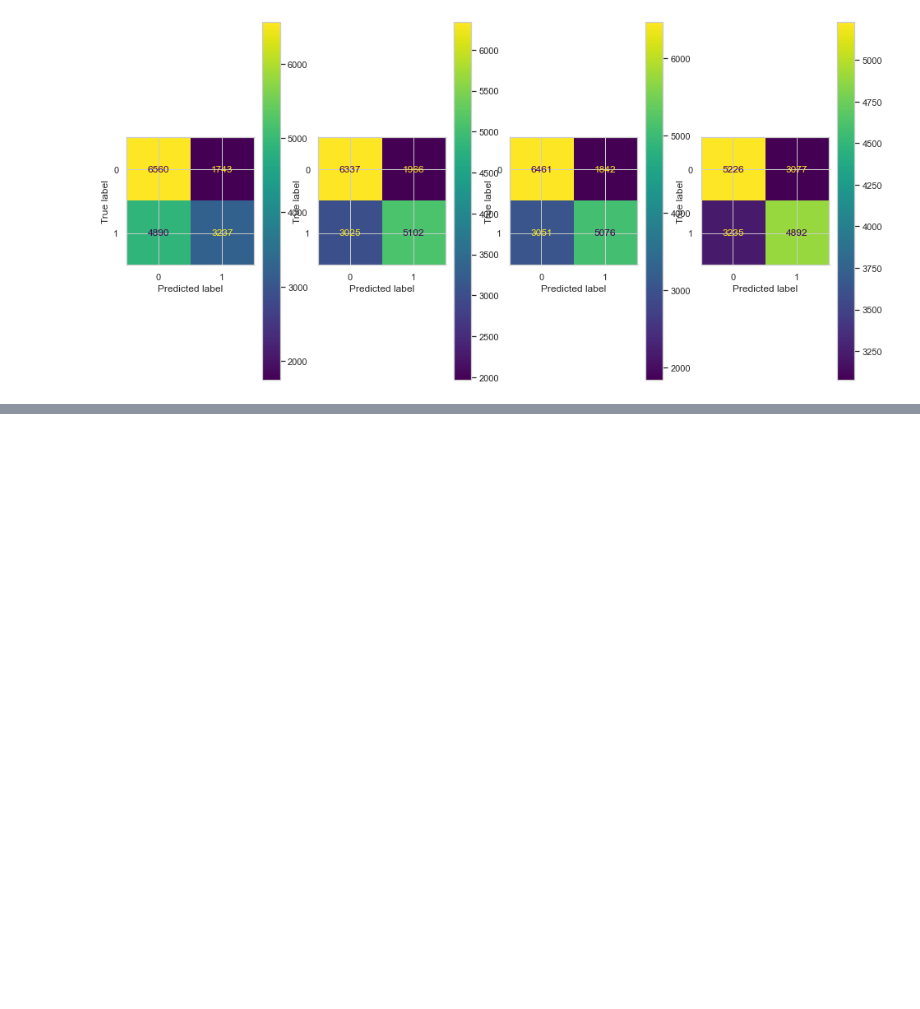
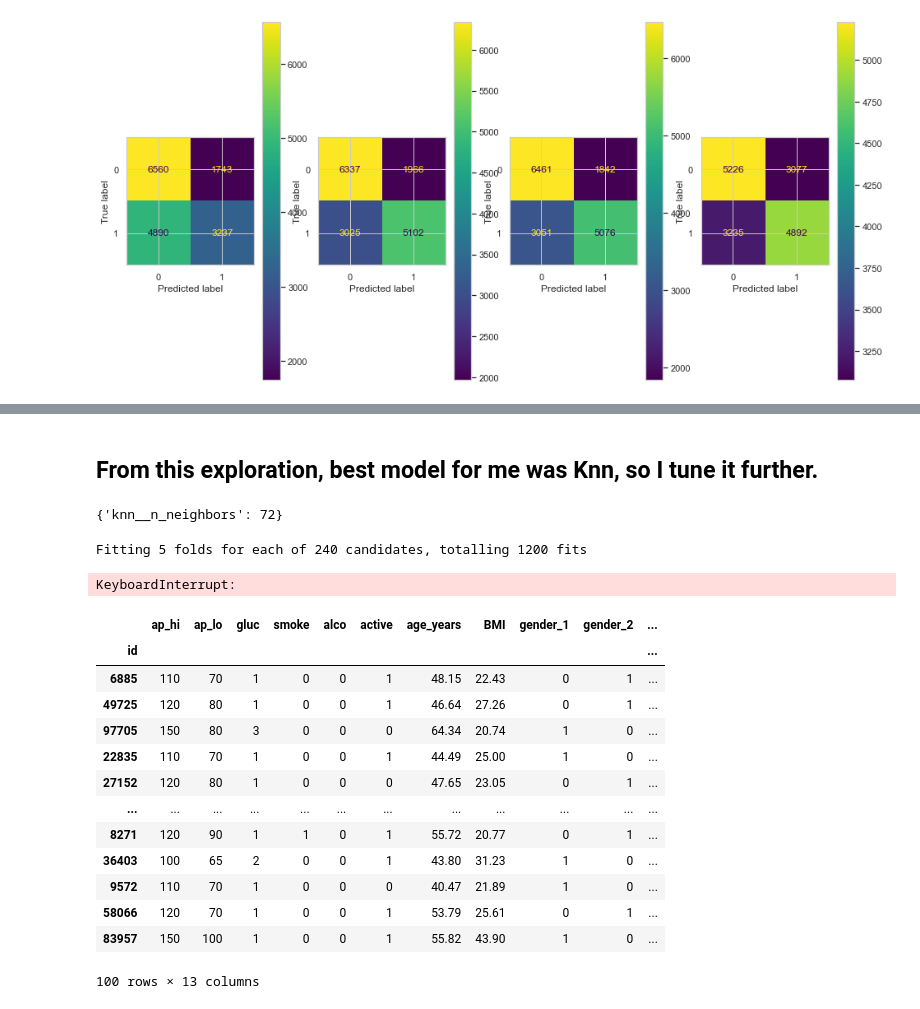
Before and after one commit to Lelelass/Machine-learning-Lassarade, a Jupyter notebook: labb_1/2-0-0.ipynb, the cells around one changed output, grey strips where cells are left out. Saved outputs shown, nothing was run; the diff lists cells and outputs as text; code cells hidden in the pictures; blank space fills up the shorter version.

Commit message:
further tuning on best model found (KNN) and start of preparations for model export

```diff
--- a/labb_1/2-0-0.ipynb
+++ b/labb_1/2-0-0.ipynb
@@ -437,0 +434,6 @@ cms[0].shape
+# %% [markdown]
+## From this exploration, best model for me was Knn, so I tune it further.
+# %%
+classifier_KNN.best_params_
+# %% [output]
+{'knn__n_neighbors': 72}
@@ -443 +465,36 @@ def fit_and_predict(model, X_train, y_train, X_val, y_val):
     return(confusion_matrix(y_val, y_pred_tned))
+# %%
+cms = []
+for model in models:
+    cms.append(fit_and_predict(model,X1_train, y1_train, X1_test, y1_test))
+# %% [output]
+Fitting 5 folds for each of 240 candidates, totalling 1200 fits
+KeyboardInterrupt:
+# %%
+
+"""
+import random as rnd
+
+random_indexes = []
+
+for i in range(100):
+    idx = rnd.choice(range(0,100000))
+    if idx.isin(X_1.index):
+"""
+rv_df = X_1.sample(100)
+rv_df
+# %% [output]
+|  | ap_hi | ap_lo | gluc | smoke | alco | active | age_years | BMI | gender_1 | gender_2 | ... |
+| id |  |  |  |  |  |  |  |  |  |  | ... |
+| 6885 | 110 | 70 | 1 | 0 | 0 | 1 | 48.15 | 22.43 | 0 | 1 | ... |
+| 49725 | 120 | 80 | 1 | 0 | 0 | 1 | 46.64 | 27.26 | 0 | 1 | ... |
+| 97705 | 150 | 80 | 3 | 0 | 0 | 0 | 64.34 | 20.74 | 1 | 0 | ... |
+| 22835 | 110 | 70 | 1 | 0 | 0 | 1 | 44.49 | 25.00 | 1 | 0 | ... |
+| 27152 | 120 | 80 | 1 | 0 | 0 | 0 | 47.65 | 23.05 | 0 | 1 | ... |
+| ... | ... | ... | ... | ... | ... | ... | ... | ... | ... | ... | ... |
+| 8271 | 120 | 90 | 1 | 1 | 0 | 1 | 55.72 | 20.77 | 0 | 1 | ... |
+| 36403 | 100 | 65 | 2 | 0 | 0 | 1 | 43.80 | 31.23 | 1 | 0 | ... |
+| 9572 | 110 | 70 | 1 | 0 | 0 | 0 | 40.47 | 21.89 | 1 | 0 | ... |
+| 58066 | 120 | 70 | 1 | 0 | 0 | 1 | 53.79 | 25.61 | 0 | 1 | ... |
+| 83957 | 150 | 100 | 1 | 0 | 0 | 1 | 55.82 | 43.90 | 1 | 0 | ... |
+100 rows × 13 columns
```
Also changed, not shown: parts of 3 cells of this notebook.
